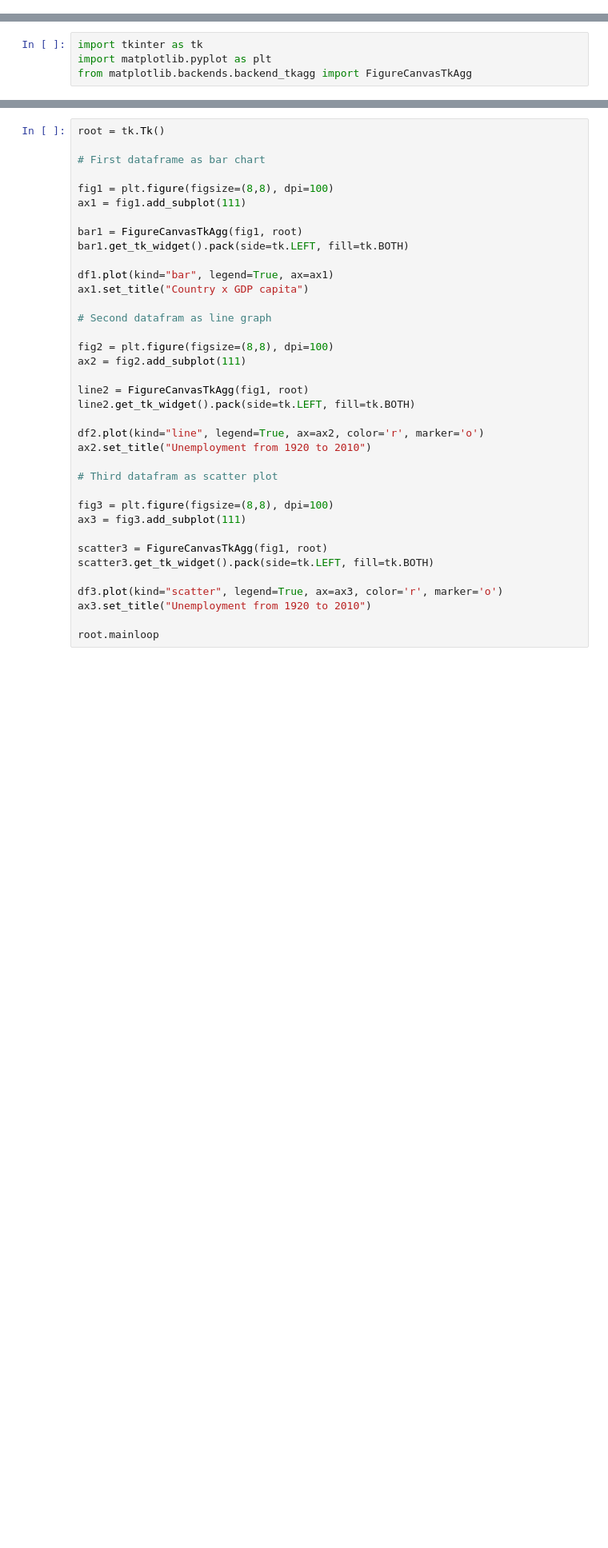
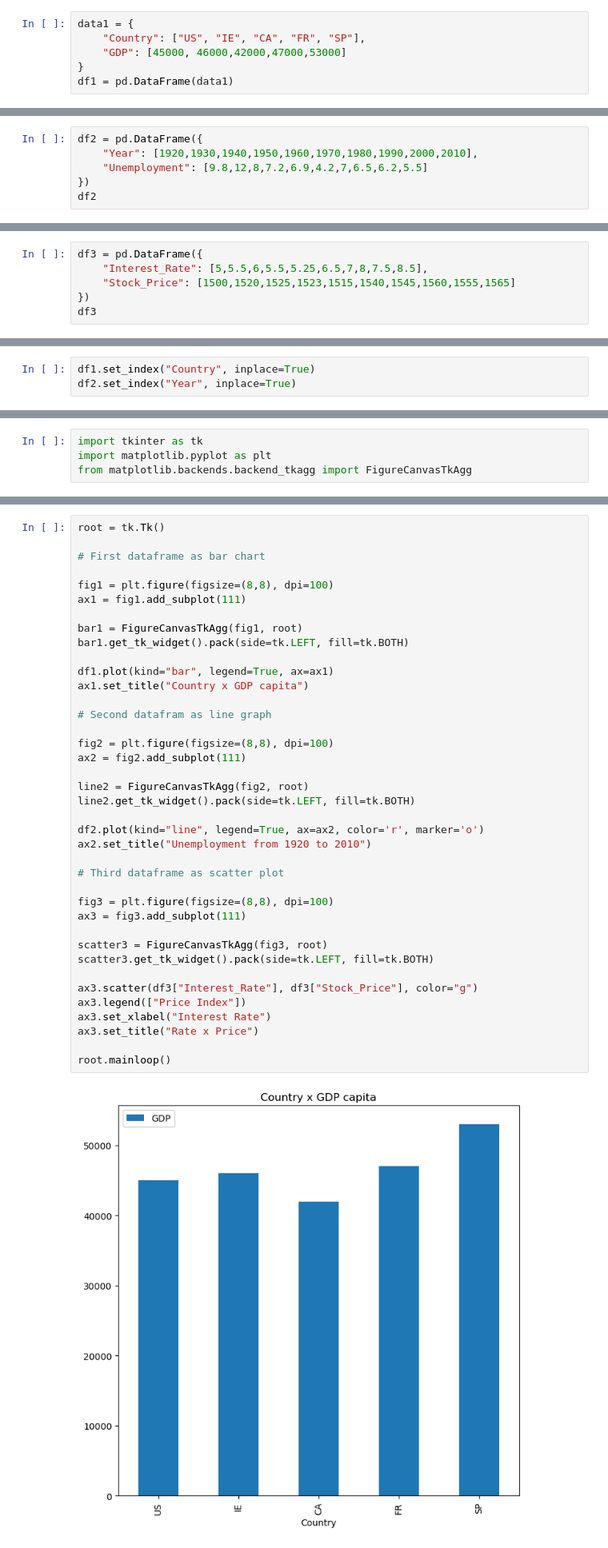
Before and after one commit to Rfg2048/DVC, a Jupyter notebook: Gui Implementation.ipynb, the cells around one changed output, grey strips where cells are left out. Shown at 80% size. Drawn from its saved outputs; the diff is of its cells as text; blank space fills up the shorter version.

```diff
--- a/Gui Implementation.ipynb
+++ b/Gui Implementation.ipynb
@@ -0,0 +3,6 @@
+# %%
+data1 = {
+    "Country": ["US", "IE", "CA", "FR", "SP"],
+    "GDP": [45000, 46000,42000,47000,53000]
+}
+df1 = pd.DataFrame(data1)
@@ -0,0 +18,6 @@
+# %%
+df2 = pd.DataFrame({
+    "Year": [1920,1930,1940,1950,1960,1970,1980,1990,2000,2010],
+    "Unemployment": [9.8,12,8,7.2,6.9,4.2,7,6.5,6.2,5.5]
+})
+df2
@@ -0,0 +36,6 @@
+# %%
+df3 = pd.DataFrame({
+    "Interest_Rate": [5,5.5,6,5.5,5.25,6.5,7,8,7.5,8.5],
+    "Stock_Price": [1500,1520,1525,1523,1515,1540,1545,1560,1555,1565]
+})
+df3
@@ -0,0 +54,3 @@
+# %%
+df1.set_index("Country", inplace=True)
+df2.set_index("Year", inplace=True)
@@ -10,36 +86,40 @@ matplotlib.pyplot.plot(df1)
 root = tk.Tk()
 
 # First dataframe as bar chart
 
 fig1 = plt.figure(figsize=(8,8), dpi=100)
 ax1 = fig1.add_subplot(111)
 
 bar1 = FigureCanvasTkAgg(fig1, root)
 bar1.get_tk_widget().pack(side=tk.LEFT, fill=tk.BOTH)
 
 df1.plot(kind="bar", legend=True, ax=ax1)
 ax1.set_title("Country x GDP capita")
 
 # Second datafram as line graph
 
 fig2 = plt.figure(figsize=(8,8), dpi=100)
 ax2 = fig2.add_subplot(111)
 
-line2 = FigureCanvasTkAgg(fig1, root)
+line2 = FigureCanvasTkAgg(fig2, root)
 line2.get_tk_widget().pack(side=tk.LEFT, fill=tk.BOTH)
 
 df2.plot(kind="line", legend=True, ax=ax2, color='r', marker='o')
 ax2.set_title("Unemployment from 1920 to 2010")
 
-# Third datafram as scatter plot
+# Third dataframe as scatter plot
 
 fig3 = plt.figure(figsize=(8,8), dpi=100)
 ax3 = fig3.add_subplot(111)
 
-scatter3 = FigureCanvasTkAgg(fig1, root)
+scatter3 = FigureCanvasTkAgg(fig3, root)
 scatter3.get_tk_widget().pack(side=tk.LEFT, fill=tk.BOTH)
 
-df3.plot(kind="scatter", legend=True, ax=ax3, color='r', marker='o')
-ax3.set_title("Unemployment from 1920 to 2010")
+ax3.scatter(df3["Interest_Rate"], df3["Stock_Price"], color="g")
+ax3.legend(["Price Index"])
+ax3.set_xlabel("Interest Rate")
+ax3.set_title("Rate x Price")
 
-root.mainloop
+root.mainloop()
+# %% [output]
+[figure, added]
```
Also changed, not shown: parts of 7 cells of this notebook.
